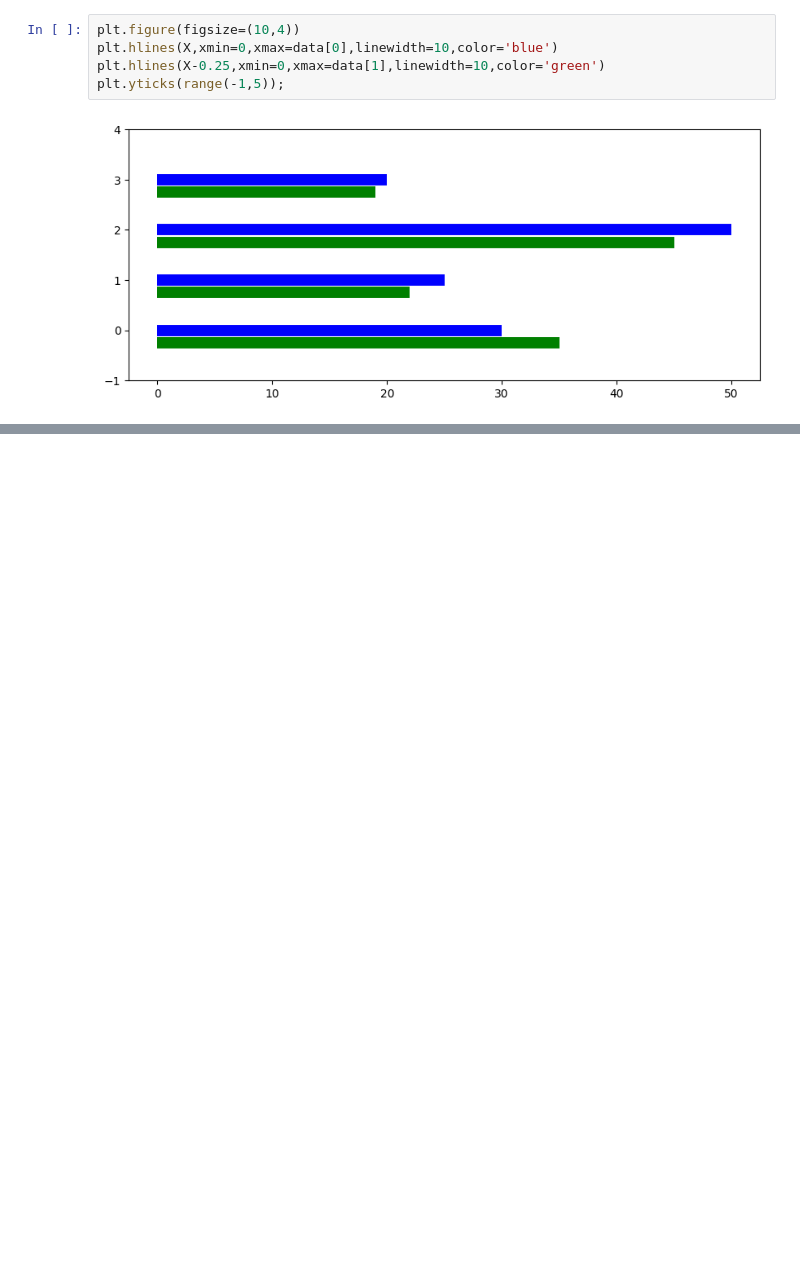
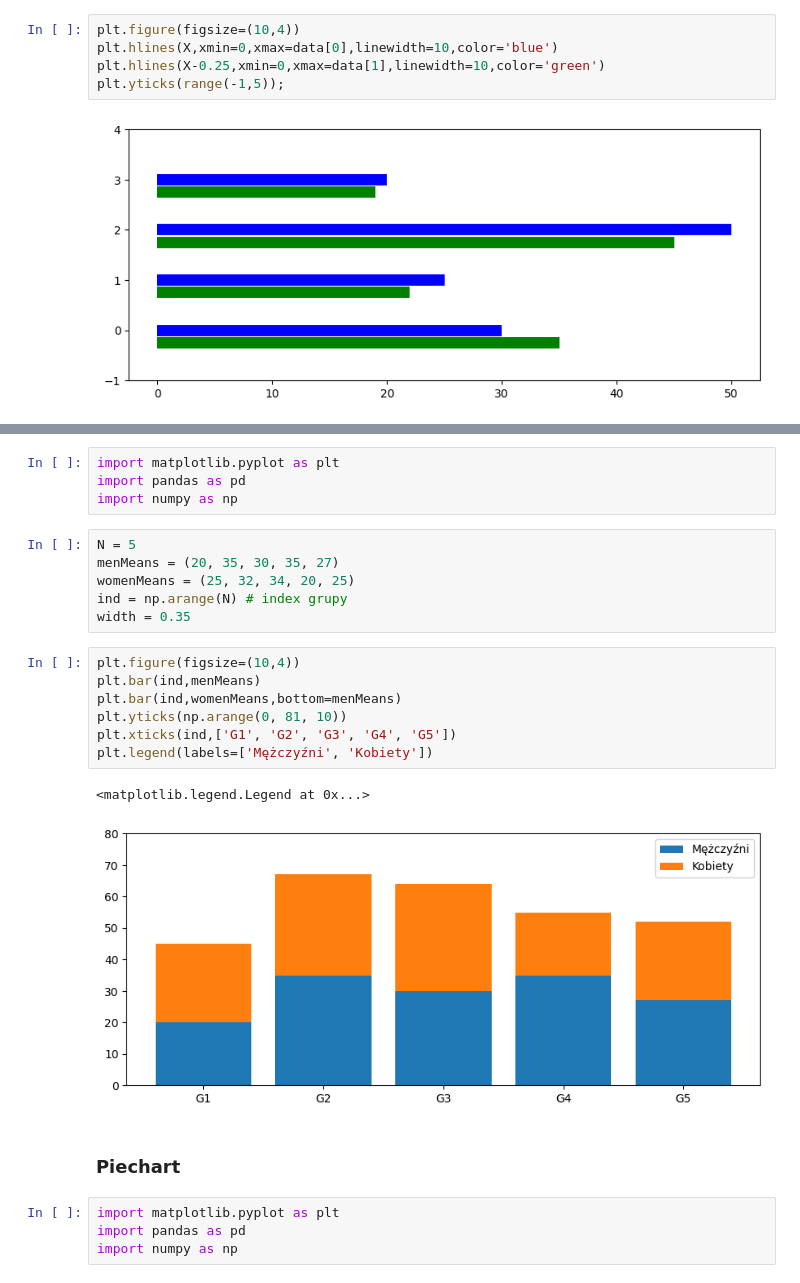
Before and after one commit to kazmierczakP/DataScienceNotebooks, a Jupyter notebook: Visualization.ipynb, the cells around one changed output, grey strips where cells are left out. Drawn from its saved outputs; the diff is of its cells as text; blank space fills up the shorter version.

```diff
--- a/Visualization.ipynb
+++ b/Visualization.ipynb
@@ -864,0 +886,26 @@ plt.yticks(range(-1,5));
+# %%
+import matplotlib.pyplot as plt
+import pandas as pd
+import numpy as np
+# %%
+N = 5
+menMeans = (20, 35, 30, 35, 27)
+womenMeans = (25, 32, 34, 20, 25)
+ind = np.arange(N) # index grupy
+width = 0.35
+# %%
+plt.figure(figsize=(10,4))
+plt.bar(ind,menMeans)
+plt.bar(ind,womenMeans,bottom=menMeans)
+plt.yticks(np.arange(0, 81, 10))
+plt.xticks(ind,['G1', 'G2', 'G3', 'G4', 'G5'])
+plt.legend(labels=['Mężczyźni', 'Kobiety'])
+# %% [output]
+<matplotlib.legend.Legend at 0x...>
+[figure, added]
+# %% [markdown]
+### Piechart
+# %%
+import matplotlib.pyplot as plt
+import pandas as pd
+import numpy as np
```
Also changed, not shown: parts of 16 cells of this notebook.
